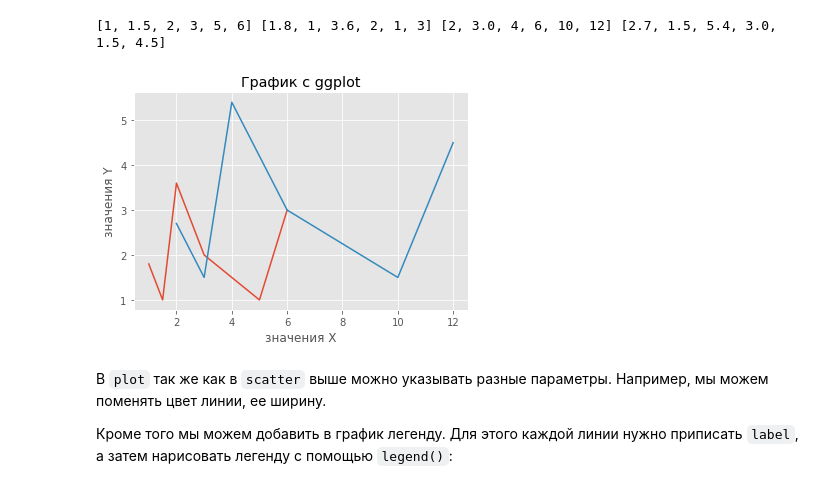
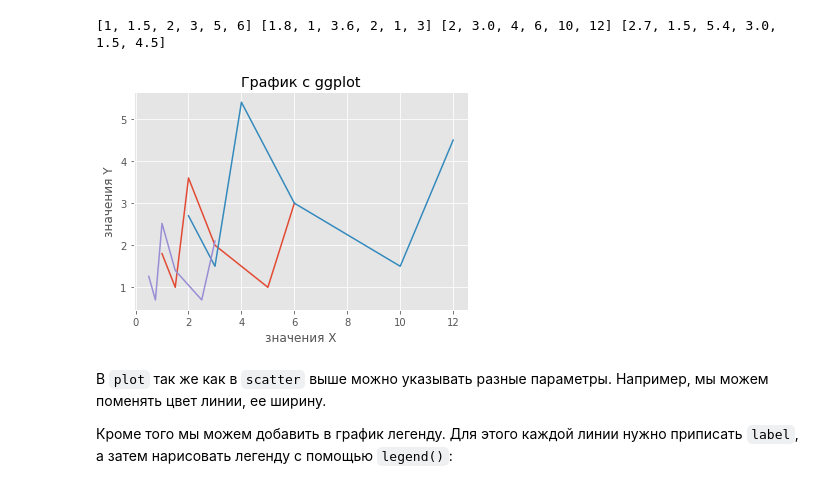
Before and after one commit to elmiram/2016learnpython, a Jupyter notebook: Matplotlib.ipynb, the cells around one changed output. Drawn from its saved outputs; the diff is of its cells as text; code cells hidden in the pictures.

```diff
--- a/Matplotlib.ipynb
+++ b/Matplotlib.ipynb
@@ -124,23 +126,26 @@ plt.savefig('plot_with_colors.png')
 # %%
 X2 = [i*2 for i in X]
 Y2 = [i*1.5 for i in Y]
+X3 = [i*0.5 for i in X]
+Y3 = [i*0.7 for i in Y]
 print(X, Y, X2, Y2)
 # %% [output]
 [1, 1.5, 2, 3, 5, 6] [1.8, 1, 3.6, 2, 1, 3] [2, 3.0, 4, 6, 10, 12] [2.7, 1.5, 5.4, 3.0, 1.5, 4.5]
 # %%
 from matplotlib import style  # добавляем стили
 style.use('ggplot')  # выбираем стиль ggplot
 
 plt.plot(X,Y)
 plt.plot(X2, Y2)
+plt.plot(X3, Y3)
 
 plt.title('График с ggplot')
 plt.ylabel('значения Y')
 plt.xlabel('значения X')
 
 plt.show()
 # %% [output]
-[figure, old version]
+[figure, new version]
 # %% [markdown]
 В `plot` так же как в `scatter` выше можно указывать разные параметры. Например, мы можем поменять цвет линии, ее ширину.
 
```
Also changed, not shown: parts of 10 cells of this notebook.
